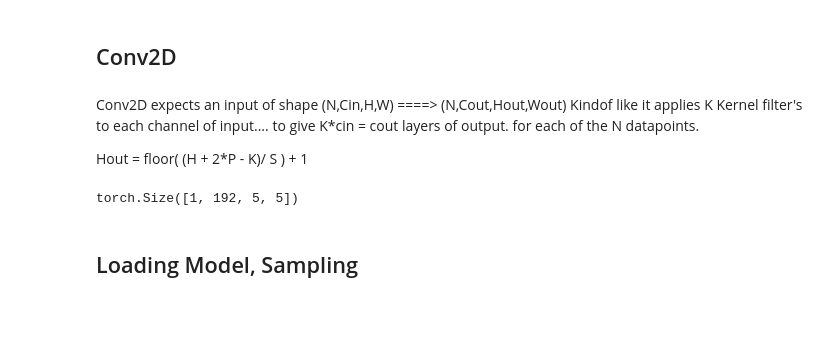
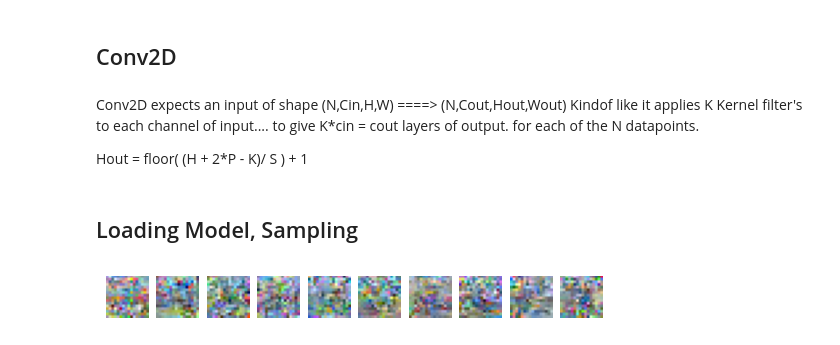
Before and after one commit to Bhuvan-1/DiffusionGAN, a Jupyter notebook: test.ipynb, the cells around one changed output. Cells and saved outputs as stored; diff of their text form; code cells hidden in the pictures; blank space fills up the shorter version.

Commit message:
Slightly better results in normal Diffusion:

```diff
--- a/test.ipynb
+++ b/test.ipynb
@@ -32,13 +26,6 @@ for each of the N datapoints.
 
 
 Hout = floor( (H + 2*P - K)/ S  ) + 1
-# %%
-l = nn.Conv2d(3,3*64, 3,padding=1)
-X = torch.zeros(1,3,5,5)
-
-l(X).shape
-# %% [output]
-torch.Size([1, 192, 5, 5])
 # %% [markdown]
 
 ## Loading Model, Sampling
@@ -47,11 +34,30 @@ import os
 import argparse
 import torch
 import numpy as np
-from myModels import LitDiffusionModel
+from model import LitDiffusionModel
 import matplotlib.pyplot as plt
+
+DICT = np.load('data/CIFAR10/CIFAR10_0_16.npz')
+trainset = DICT['train']/255
+mean = trainset.mean(axis=0)
+std = trainset.std(axis=0)
 # %%
-litmodel = LitDiffusionModel.load_from_checkpoint(
-    './runs/n_steps=50,lbeta=1.000e-05,ubeta=1.280e-02,batch_size=512,n_epochs=100/last.ckpt',
-    hparams_path = './runs/n_steps=50,lbeta=1.000e-05,ubeta=1.280e-02,batch_size=512,n_epochs=100/lightning_logs/version_0/hparams.yaml'
+
+litmodelv2 = LitDiffusionModel.load_from_checkpoint(
+    './runs/data=CIFAR10_0_16.npz,n_steps=50,lbeta=1.000e-05,ubeta=1.280e-02,batch_size=512,n_epochs=100,noise=linear/last-v2.ckpt',
+    hparams_path = './runs/data=CIFAR10_0_16.npz,n_steps=50,lbeta=1.000e-05,ubeta=1.280e-02,batch_size=512,n_epochs=100,noise=linear/lightning_logs/version_2/hparams.yaml'
 )
-litmodel.eval()
+litmodelv2.eval()
+
+X = litmodelv2.sample(10,return_intermediate=False)
+
+fig, ax = plt.subplots(1,10)
+for i in range(10):
+    x = X[i].detach().numpy().transpose(1,2,0)*std + mean
+    x = np.clip(x,0,1)
+    ax[i].imshow(x)
+    ax[i].axis('off')
+
+plt.show()
+# %% [output]
+[figure, added]
```
Also changed, not shown: parts of 9 cells of this notebook, 7 other files.
